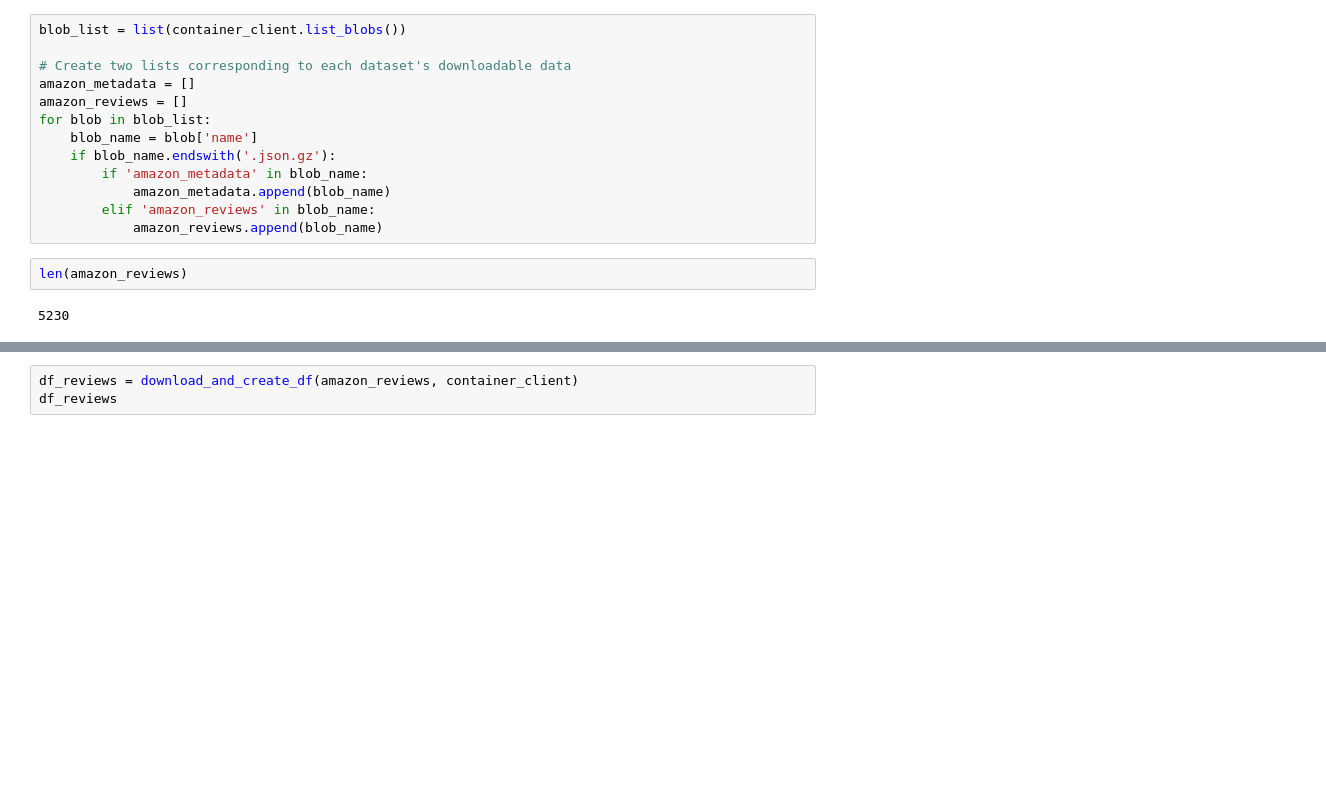
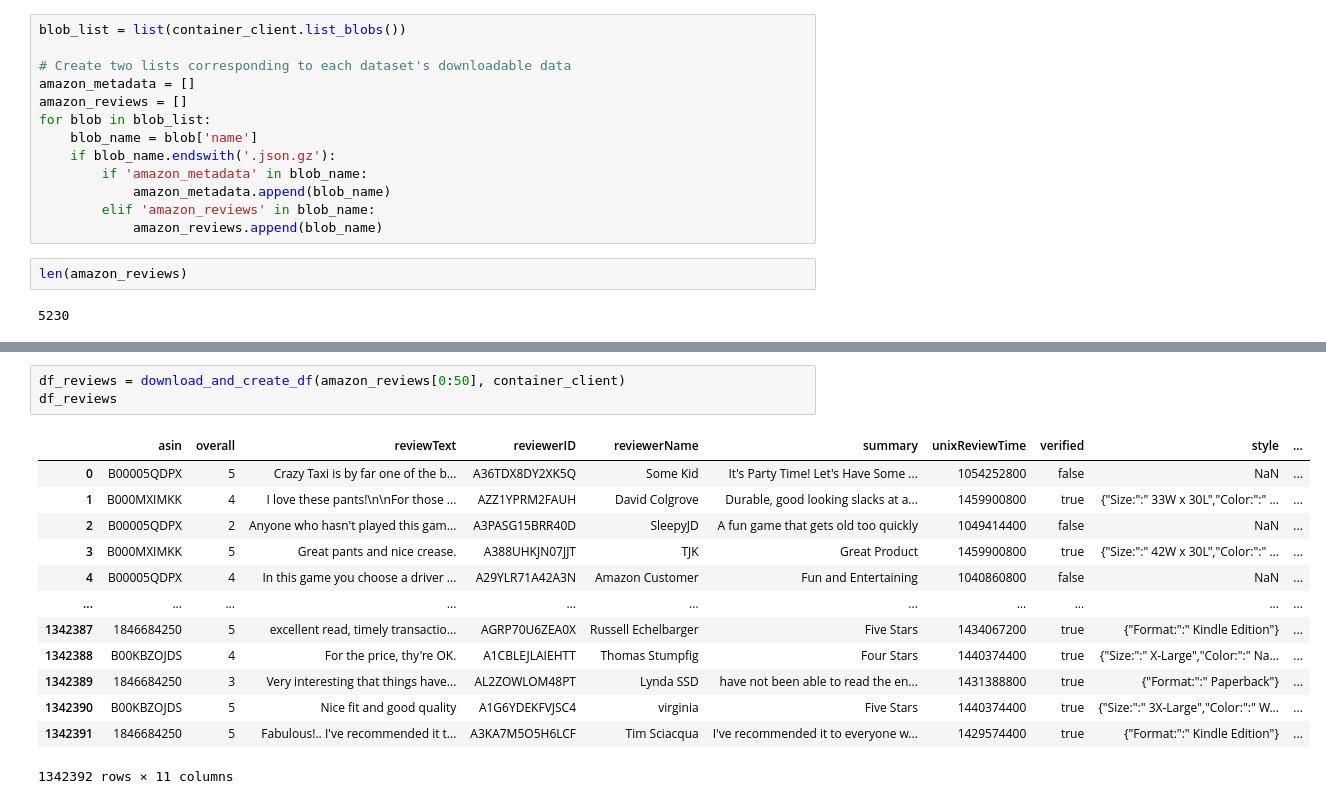
Before and after one commit to josegarciav/factored-datathon-2023-CANMEX-REPCOL, a Jupyter notebook: notebook_1.ipynb, the cells around one changed output, grey strips where cells are left out. Saved outputs shown, nothing was run; the diff lists cells and outputs as text; blank space fills up the shorter version.

```diff
--- a/notebook_1.ipynb
+++ b/notebook_1.ipynb
@@ -79,3 +89,17 @@ df_metadata
 # %%
-df_reviews = download_and_create_df(amazon_reviews, container_client)
+df_reviews = download_and_create_df(amazon_reviews[0:50], container_client)
 df_reviews
+# %% [output]
+|  | asin | overall | reviewText | reviewerID | reviewerName | summary | unixReviewTime | verified | style | ... |
+| 0 | B00005QDPX | 5 | Crazy Taxi is by far one of the b... | A36TDX8DY2XK5Q | Some Kid | It's Party Time! Let's Have Some ... | 1054252800 | false | NaN | ... |
+| 1 | B000MXIMKK | 4 | I love these pants!\n\nFor those ... | AZZ1YPRM2FAUH | David Colgrove | Durable, good looking slacks at a... | 1459900800 | true | {"Size:":" 33W x 30L","Color:":" ... | ... |
+| 2 | B00005QDPX | 2 | Anyone who hasn't played this gam... | A3PASG15BRR40D | SleepyJD | A fun game that gets old too quickly | 1049414400 | false | NaN | ... |
+| 3 | B000MXIMKK | 5 | Great pants and nice crease. | A388UHKJN07JJT | TJK | Great Product | 1459900800 | true | {"Size:":" 42W x 30L","Color:":" ... | ... |
+| 4 | B00005QDPX | 4 | In this game you choose a driver ... | A29YLR71A42A3N | Amazon Customer | Fun and Entertaining | 1040860800 | false | NaN | ... |
+| ... | ... | ... | ... | ... | ... | ... | ... | ... | ... | ... |
+| 1342387 | 1846684250 | 5 | excellent read, timely transactio... | AGRP70U6ZEA0X | Russell Echelbarger | Five Stars | 1434067200 | true | {"Format:":" Kindle Edition"} | ... |
+| 1342388 | B00KBZOJDS | 4 | For the price, thy're OK. | A1CBLEJLAIEHTT | Thomas Stumpfig | Four Stars | 1440374400 | true | {"Size:":" X-Large","Color:":" Na... | ... |
+| 1342389 | 1846684250 | 3 | Very interesting that things have... | AL2ZOWLOM48PT | Lynda SSD | have not been able to read the en... | 1431388800 | true | {"Format:":" Paperback"} | ... |
+| 1342390 | B00KBZOJDS | 5 | Nice fit and good quality | A1G6YDEKFVJSC4 | virginia | Five Stars | 1440374400 | true | {"Size:":" 3X-Large","Color:":" W... | ... |
+| 1342391 | 1846684250 | 5 | Fabulous!.. I've recommended it t... | A3KA7M5O5H6LCF | Tim Sciacqua | I've recommended it to everyone w... | 1429574400 | true | {"Format:":" Kindle Edition"} | ... |
+1342392 rows × 11 columns
```
Also changed, not shown: parts of 24 cells of this notebook.
